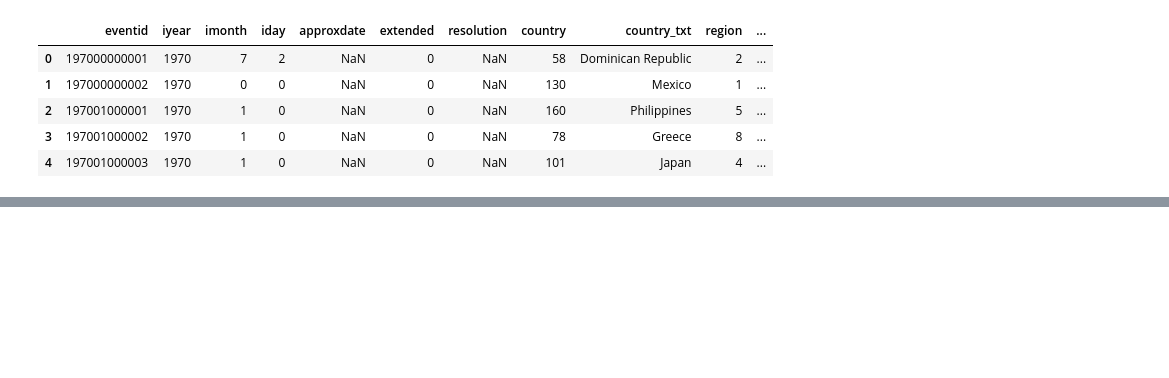
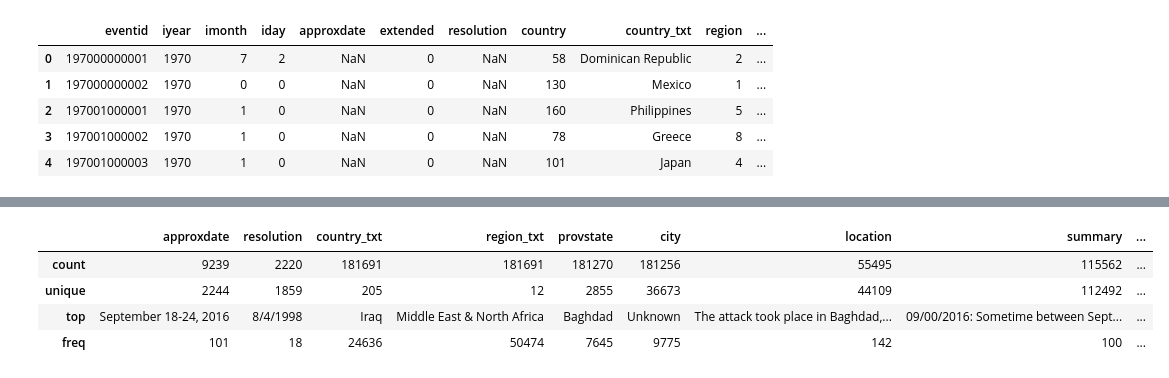
Before and after one commit to VladGrinDA/DI_Bootcamp, a Jupyter notebook: Week7/Day3/DailyChallenge/dc_start.ipynb, the cells around one changed output, grey strips where cells are left out. Saved outputs shown, nothing was run; the diff lists cells and outputs as text; code cells hidden in the pictures; blank space fills up the shorter version.

```diff
--- a/Week7/Day3/DailyChallenge/dc_start.ipynb
+++ b/Week7/Day3/DailyChallenge/dc_start.ipynb
@@ -68,0 +74,8 @@ df.head()
+# %%
+df.describe(include='object')
+# %% [output]
+|  | approxdate | resolution | country_txt | region_txt | provstate | city | location | summary | ... |
+| count | 9239 | 2220 | 181691 | 181691 | 181270 | 181256 | 55495 | 115562 | ... |
+| unique | 2244 | 1859 | 205 | 12 | 2855 | 36673 | 44109 | 112492 | ... |
+| top | September 18-24, 2016 | 8/4/1998 | Iraq | Middle East & North Africa | Baghdad | Unknown | The attack took place in Baghdad,... | 09/00/2016: Sometime between Sept... | ... |
+| freq | 101 | 18 | 24636 | 50474 | 7645 | 9775 | 142 | 100 | ... |
```
Also changed, not shown: parts of 17 cells of this notebook, 2 other files.
